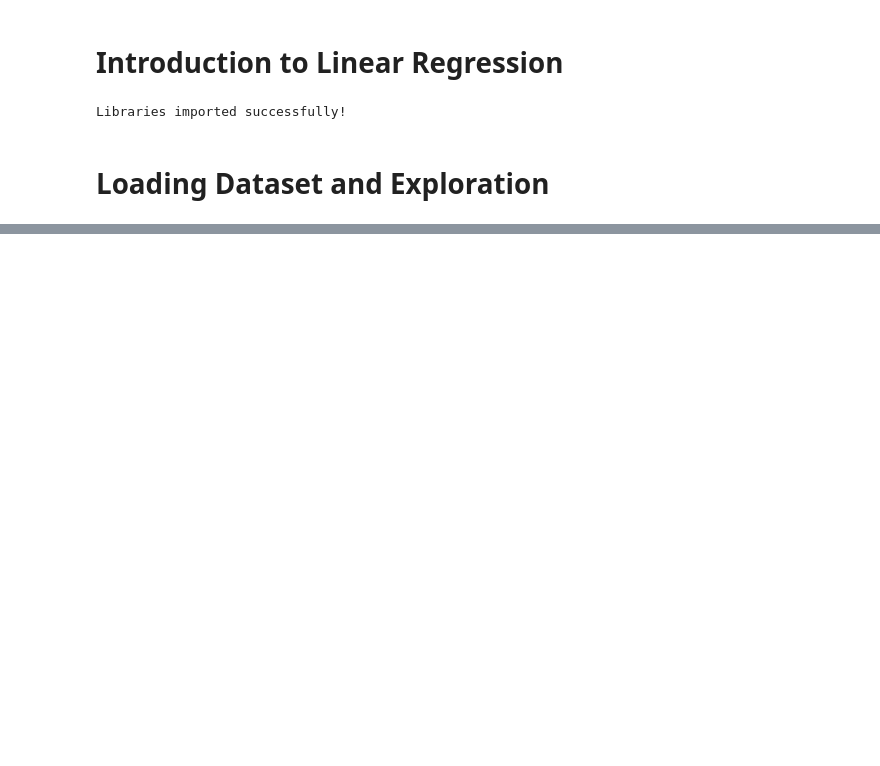
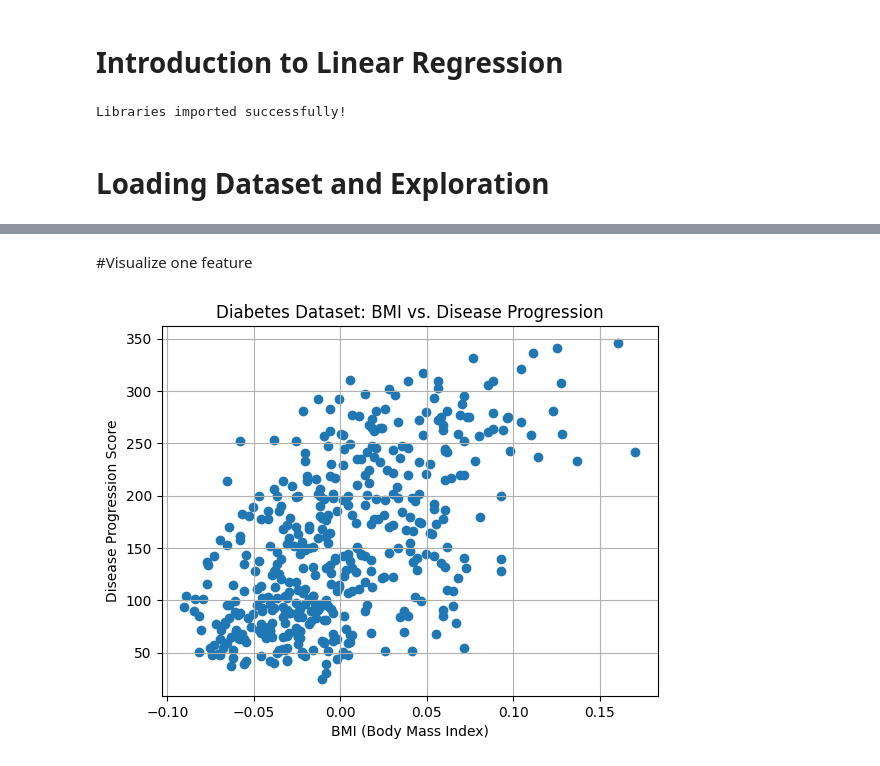
Before and after one commit to Ibtasam-98/machine-learning-algorithms, a Jupyter notebook: linear-regression.ipynb, the cells around one changed output, grey strips where cells are left out. Cells and saved outputs as stored; diff of their text form; code cells hidden in the pictures; blank space fills up the shorter version.

```diff
--- a/linear-regression.ipynb
+++ b/linear-regression.ipynb
@@ -31,0 +54,11 @@ Shape of y (target): (442,)
+# %% [markdown]
+#Visualize one feature
+# %%
+plt.scatter(X['bmi'], y)
+plt.title("Diabetes Dataset: BMI vs. Disease Progression")
+plt.xlabel("BMI (Body Mass Index)")
+plt.ylabel("Disease Progression Score")
+plt.grid(True)
+plt.show()
+# %% [output]
+[figure, added]
```
Also changed, not shown: parts of 4 cells of this notebook.
